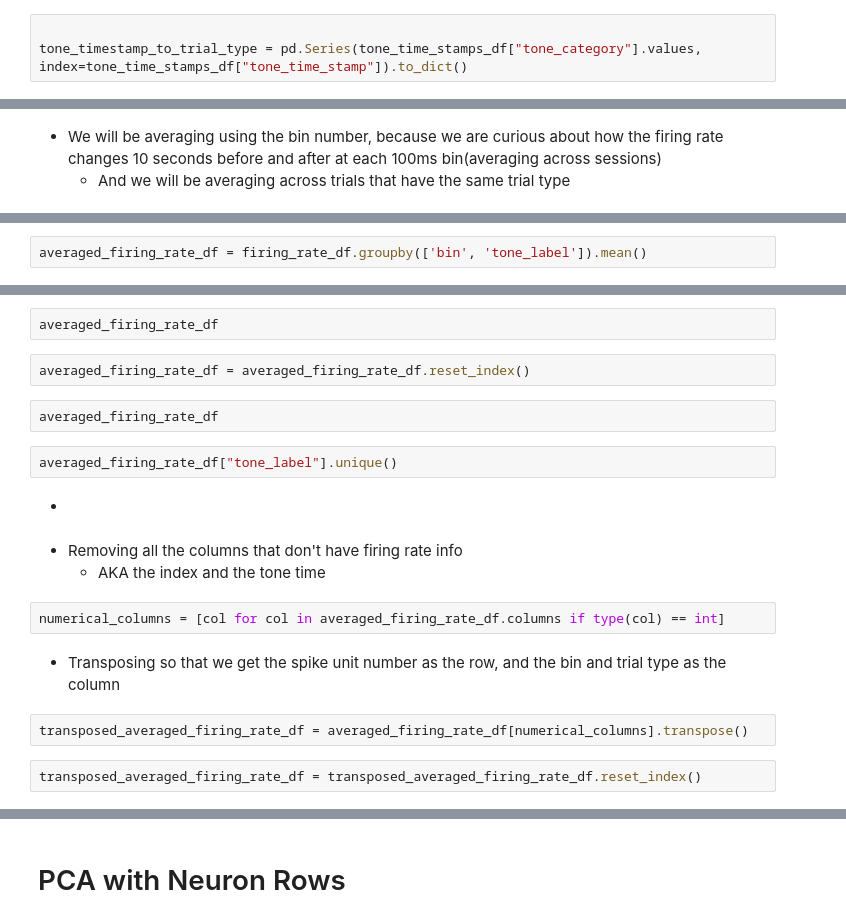
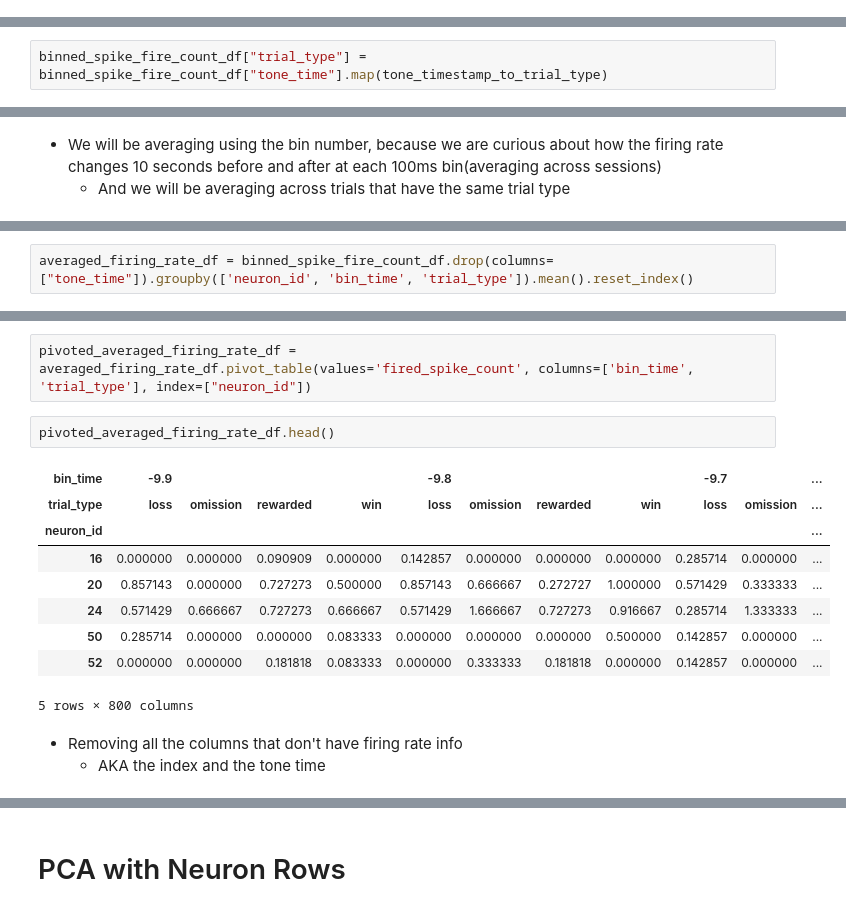
Before and after one commit to padillacoreanolab/reward_competition_ephys_analysis_with_omission_and_divider_controls, a Jupyter notebook: results/2023_02_02_rc_om_ephys_preprocessing/subject_6_1/20221214/07_spike_plotting.ipynb, the cells around one changed output, grey strips where cells are left out. Saved outputs shown, nothing was run; the diff lists cells and outputs as text.

```diff
--- a/results/2023_02_02_rc_om_ephys_preprocessing/subject_6_1/20221214/07_spike_plotting.ipynb
+++ b/results/2023_02_02_rc_om_ephys_preprocessing/subject_6_1/20221214/07_spike_plotting.ipynb
@@ -850,3 +815,0 @@ tone_time_stamps_df
-# %%
-
-tone_timestamp_to_trial_type = pd.Series(tone_time_stamps_df["tone_category"].values, index=tone_time_stamps_df["tone_time_stamp"]).to_dict()
@@ -860,0 +816,2 @@ firing_rate_df.head()
+# %%
+binned_spike_fire_count_df["trial_type"] = binned_spike_fire_count_df["tone_time"].map(tone_timestamp_to_trial_type)
@@ -864,2 +844,2 @@ firing_rate_df.head()
 # %%
-averaged_firing_rate_df = firing_rate_df.groupby(['bin', 'tone_label']).mean()
+averaged_firing_rate_df = binned_spike_fire_count_df.drop(columns=["tone_time"]).groupby(['neuron_id', 'bin_time', 'trial_type']).mean().reset_index()
@@ -866,21 +862,17 @@ averaged_firing_rate_df = firing_rate_df.groupby(['bin', 'tone_label']).mean()
 # %%
-averaged_firing_rate_df
+pivoted_averaged_firing_rate_df = averaged_firing_rate_df.pivot_table(values='fired_spike_count', columns=['bin_time', 'trial_type'], index=["neuron_id"])
-# %%
-averaged_firing_rate_df = averaged_firing_rate_df.reset_index()
-# %%
-averaged_firing_rate_df
-# %%
-averaged_firing_rate_df["tone_label"].unique()
-# %% [markdown]
--
+# %%
+pivoted_averaged_firing_rate_df.head()
+# %% [output]
+| bin_time | -9.9 |  |  |  | -9.8 |  |  |  | -9.7 |  | ... |
+| trial_type | loss | omission | rewarded | win | loss | omission | rewarded | win | loss | omission | ... |
+| neuron_id |  |  |  |  |  |  |  |  |  |  | ... |
+| 16 | 0.000000 | 0.000000 | 0.090909 | 0.000000 | 0.142857 | 0.000000 | 0.000000 | 0.000000 | 0.285714 | 0.000000 | ... |
+| 20 | 0.857143 | 0.000000 | 0.727273 | 0.500000 | 0.857143 | 0.666667 | 0.272727 | 1.000000 | 0.571429 | 0.333333 | ... |
+| 24 | 0.571429 | 0.666667 | 0.727273 | 0.666667 | 0.571429 | 1.666667 | 0.727273 | 0.916667 | 0.285714 | 1.333333 | ... |
+| 50 | 0.285714 | 0.000000 | 0.000000 | 0.083333 | 0.000000 | 0.000000 | 0.000000 | 0.500000 | 0.142857 | 0.000000 | ... |
+| 52 | 0.000000 | 0.000000 | 0.181818 | 0.083333 | 0.000000 | 0.333333 | 0.181818 | 0.000000 | 0.142857 | 0.000000 | ... |
+5 rows × 800 columns
 # %% [markdown]
 - Removing all the columns that don't have firing rate info
     - AKA the index and the tone time
-# %%
-numerical_columns = [col for col in averaged_firing_rate_df.columns if type(col) == int]
-# %% [markdown]
-- Transposing so that we get the spike unit number as the row, and the bin and trial type as the column
-# %%
-transposed_averaged_firing_rate_df = averaged_firing_rate_df[numerical_columns].transpose()
-# %%
-transposed_averaged_firing_rate_df = transposed_averaged_firing_rate_df.reset_index()
```
Also changed, not shown: parts of 79 cells of this notebook.
